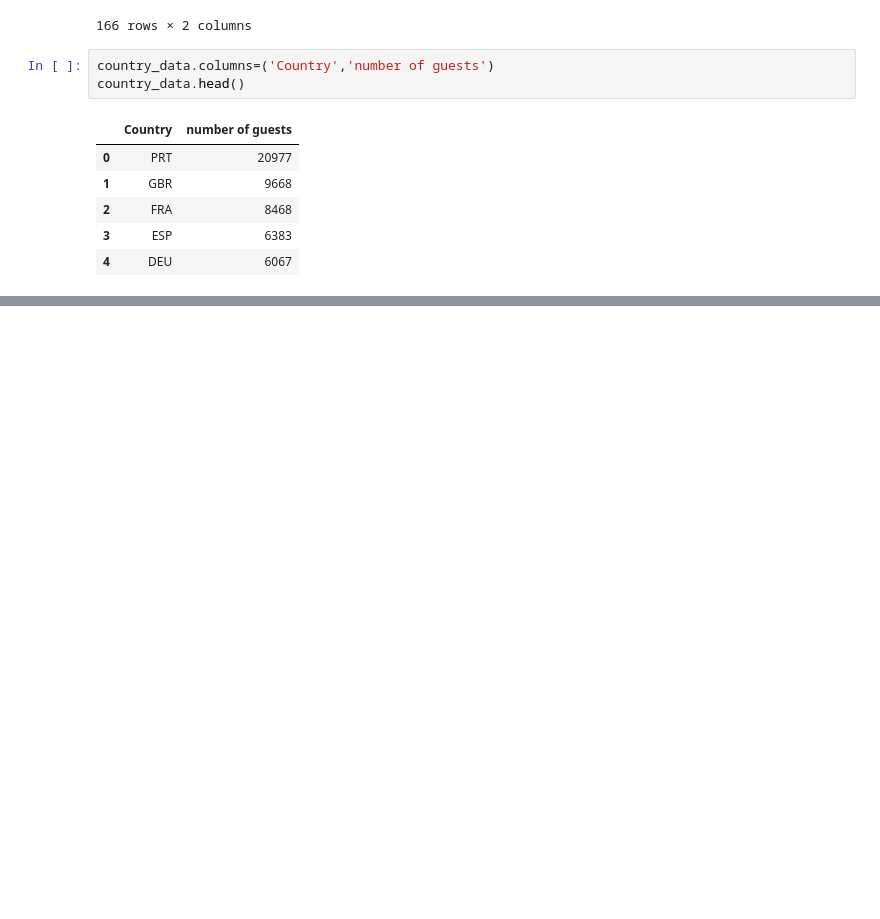
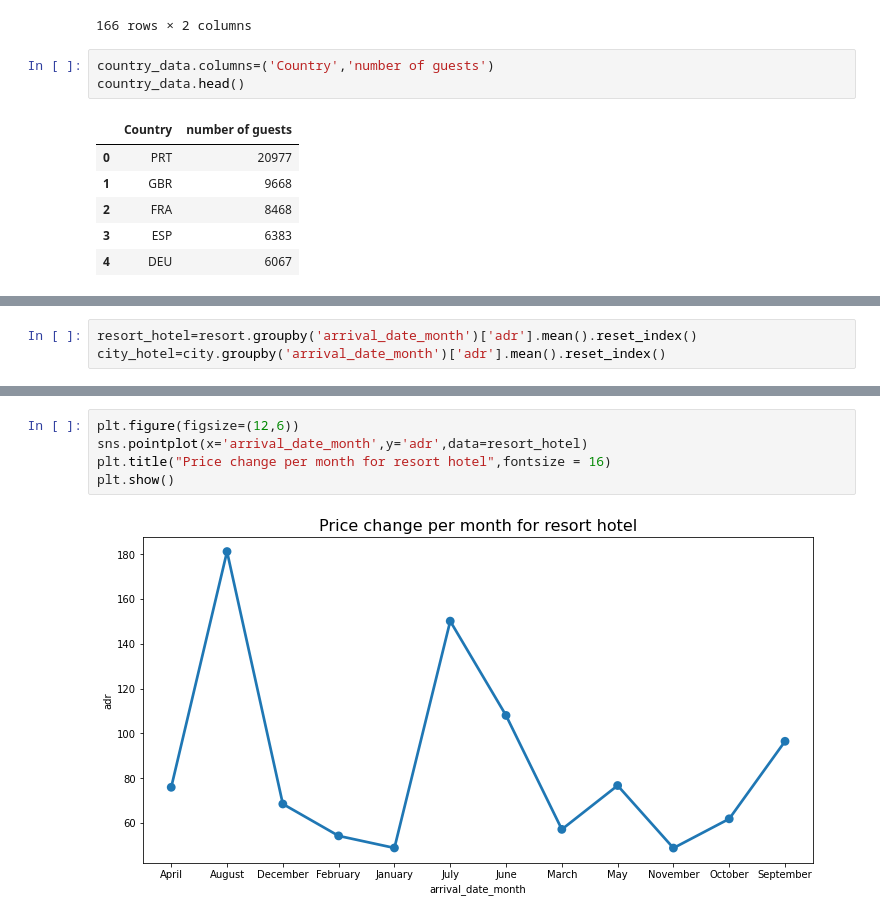
Before and after one commit to MShabrawy-92/Hotel_booking, a Jupyter notebook: Hotel_booking_analysis.ipynb, the cells around one changed output, grey strips where cells are left out. Drawn from its saved outputs; the diff is of its cells as text; blank space fills up the shorter version.

```diff
--- a/Hotel_booking_analysis.ipynb
+++ b/Hotel_booking_analysis.ipynb
@@ -208,0 +256,3 @@ px.choropleth(country_data,locations=country_data['Country'],
+# %%
+resort_hotel=resort.groupby('arrival_date_month')['adr'].mean().reset_index()
+city_hotel=city.groupby('arrival_date_month')['adr'].mean().reset_index()
@@ -208,0 +291,7 @@ px.choropleth(country_data,locations=country_data['Country'],
+# %%
+plt.figure(figsize=(12,6))
+sns.pointplot(x='arrival_date_month',y='adr',data=resort_hotel)
+plt.title("Price change per month for resort hotel",fontsize = 16)
+plt.show()
+# %% [output]
+[figure, added]
```
Also changed, not shown: parts of 15 cells of this notebook.
